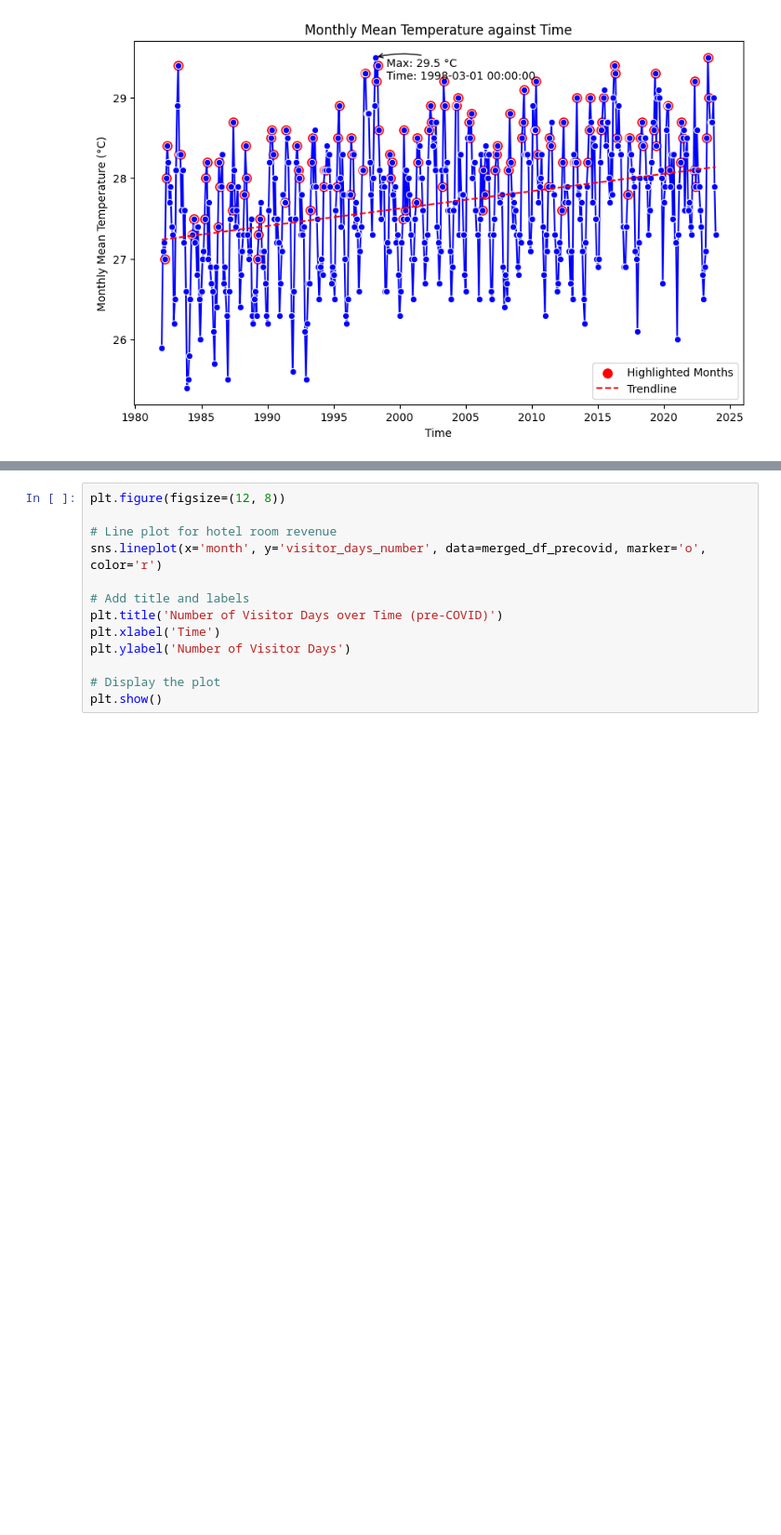
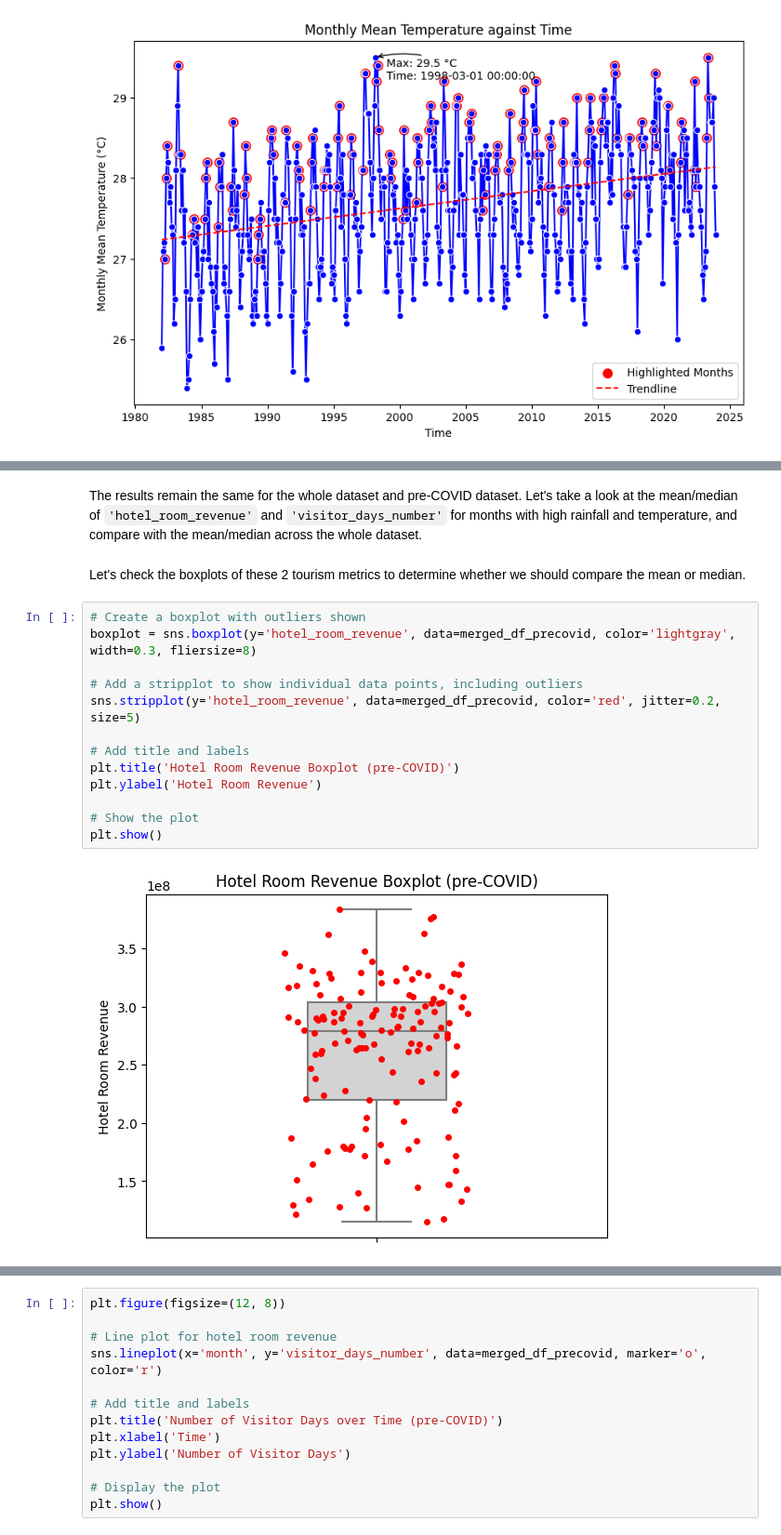
Before and after one commit to tengyneo/project1, a Jupyter notebook: notebook/p1_EDA_tengyong.ipynb, the cells around one changed output, grey strips where cells are left out. Shown at 93% size. Saved outputs shown, nothing was run; the diff lists cells and outputs as text; blank space fills up the shorter version.

```diff
--- a/notebook/p1_EDA_tengyong.ipynb
+++ b/notebook/p1_EDA_tengyong.ipynb
@@ -810,0 +791,19 @@ For months with the highest temperatures in Singapore, values for `'hotel_room_r
+# %% [markdown]
+The results remain the same for the whole dataset and pre-COVID dataset. Let's take a look at the mean/median of `'hotel_room_revenue'` and `'visitor_days_number'` for months with high rainfall and temperature, and compare with the mean/median across the whole dataset.
+# %% [markdown]
+Let's check the boxplots of these 2 tourism metrics to determine whether we should compare the mean or median.
+# %%
+# Create a boxplot with outliers shown
+boxplot = sns.boxplot(y='hotel_room_revenue', data=merged_df_precovid, color='lightgray', width=0.3, fliersize=8)
+
+# Add a stripplot to show individual data points, including outliers
+sns.stripplot(y='hotel_room_revenue', data=merged_df_precovid, color='red', jitter=0.2, size=5)
+
+# Add title and labels
+plt.title('Hotel Room Revenue Boxplot (pre-COVID)')
+plt.ylabel('Hotel Room Revenue')
+
+# Show the plot
+plt.show()
+# %% [output]
+[figure, added]
```
Also changed, not shown: parts of 36 cells of this notebook.
